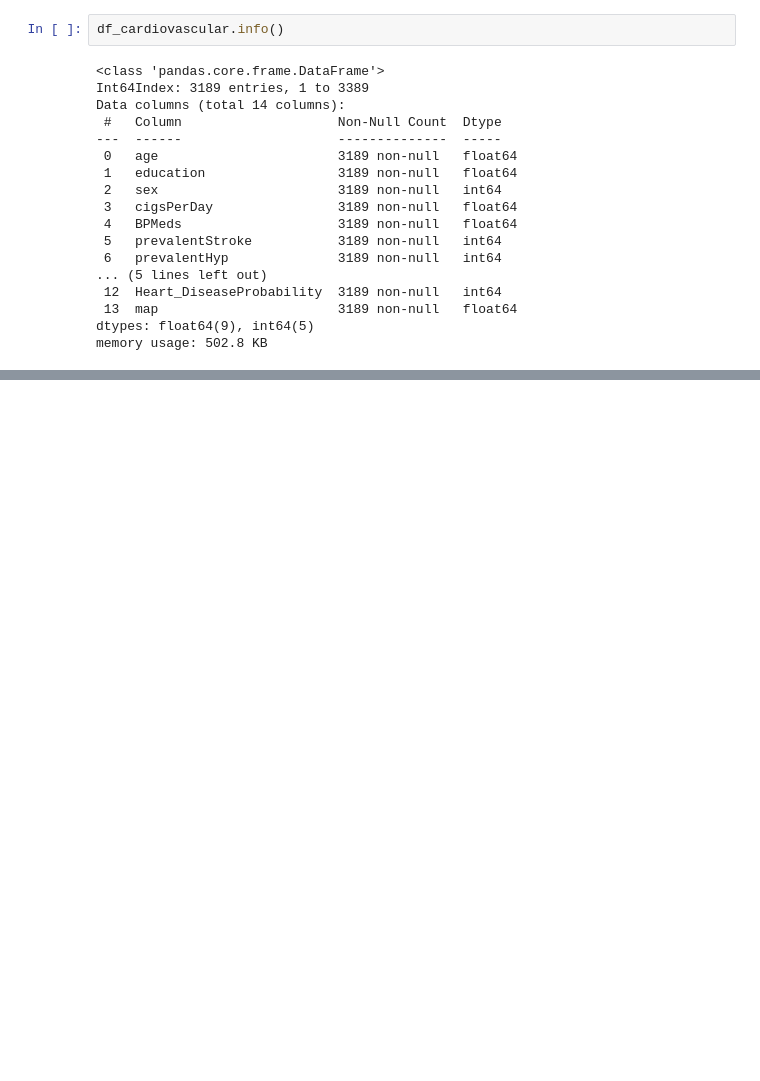
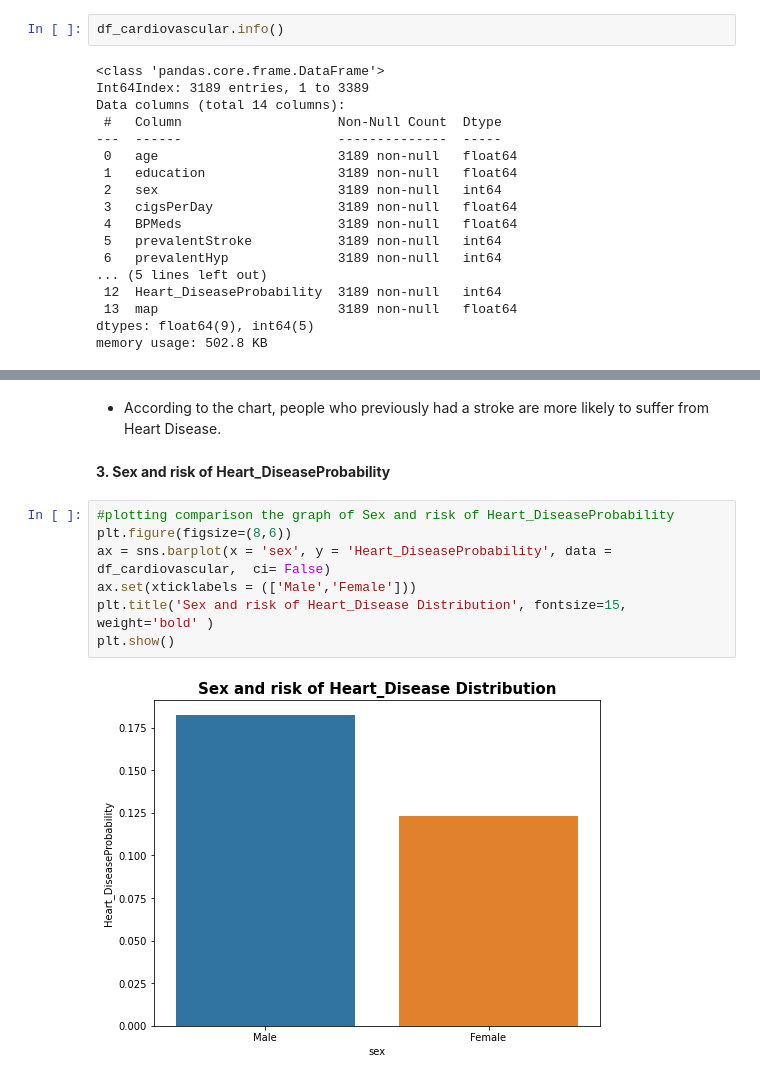
Before and after one commit to sujit-kumar-singh-9115/Capstone-Classification-Project---Cardiovascular-Risk-Prediction, a Jupyter notebook: Capstone(Classification)_Project_Cardiovascular_Risk_Prediction.ipynb, the cells around one changed output, grey strips where cells are left out. Saved outputs shown, nothing was run; the diff lists cells and outputs as text; blank space fills up the shorter version.

```diff
--- a/Capstone(Classification)_Project_Cardiovascular_Risk_Prediction.ipynb
+++ b/Capstone(Classification)_Project_Cardiovascular_Risk_Prediction.ipynb
@@ -556,0 +583,13 @@ memory usage: 502.8 KB
+# %% [markdown]
+* According to the chart, people who previously had a stroke are more likely to suffer from Heart Disease.
+# %% [markdown]
+**3. Sex and risk of Heart_DiseaseProbability**
+# %%
+#plotting comparison the graph of Sex and risk of Heart_DiseaseProbability
+plt.figure(figsize=(8,6))
+ax = sns.barplot(x = 'sex', y = 'Heart_DiseaseProbability', data = df_cardiovascular,  ci= False)
+ax.set(xticklabels = (['Male','Female']))
+plt.title('Sex and risk of Heart_Disease Distribution', fontsize=15, weight='bold' )
+plt.show()
+# %% [output]
+[figure, added]
```
Also changed, not shown: parts of 21 cells of this notebook.
